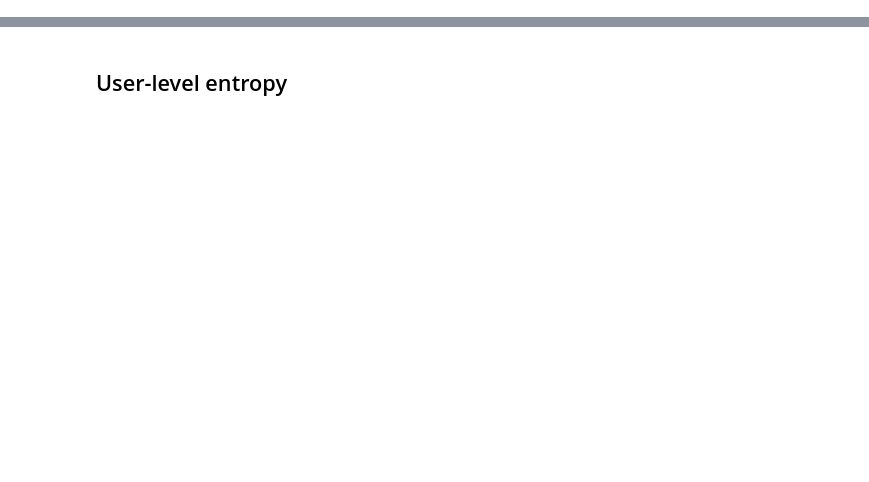
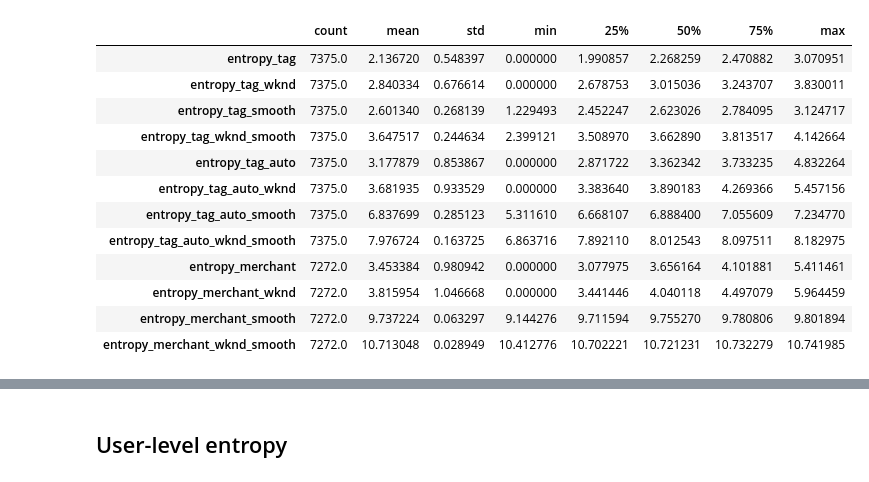
Before and after one commit to fabiangunzinger/entropy, a Jupyter notebook: notebooks/entropy_calculation.ipynb, the cells around one changed output, grey strips where cells are left out. Cells and saved outputs as stored; diff of their text form; code cells hidden in the pictures; blank space fills up the shorter version.

```diff
--- a/notebooks/entropy_calculation.ipynb
+++ b/notebooks/entropy_calculation.ipynb
@@ -154,0 +124,16 @@ We probably don't want to smooth, but how to deal with near zero cases? Impose u
+# %%
+dfe.describe().T
+# %% [output]
+|  | count | mean | std | min | 25% | 50% | 75% | max |
+| entropy_tag | 7375.0 | 2.136720 | 0.548397 | 0.000000 | 1.990857 | 2.268259 | 2.470882 | 3.070951 |
+| entropy_tag_wknd | 7375.0 | 2.840334 | 0.676614 | 0.000000 | 2.678753 | 3.015036 | 3.243707 | 3.830011 |
+| entropy_tag_smooth | 7375.0 | 2.601340 | 0.268139 | 1.229493 | 2.452247 | 2.623026 | 2.784095 | 3.124717 |
+| entropy_tag_wknd_smooth | 7375.0 | 3.647517 | 0.244634 | 2.399121 | 3.508970 | 3.662890 | 3.813517 | 4.142664 |
+| entropy_tag_auto | 7375.0 | 3.177879 | 0.853867 | 0.000000 | 2.871722 | 3.362342 | 3.733235 | 4.832264 |
+| entropy_tag_auto_wknd | 7375.0 | 3.681935 | 0.933529 | 0.000000 | 3.383640 | 3.890183 | 4.269366 | 5.457156 |
+| entropy_tag_auto_smooth | 7375.0 | 6.837699 | 0.285123 | 5.311610 | 6.668107 | 6.888400 | 7.055609 | 7.234770 |
+| entropy_tag_auto_wknd_smooth | 7375.0 | 7.976724 | 0.163725 | 6.863716 | 7.892110 | 8.012543 | 8.097511 | 8.182975 |
+| entropy_merchant | 7272.0 | 3.453384 | 0.980942 | 0.000000 | 3.077975 | 3.656164 | 4.101881 | 5.411461 |
+| entropy_merchant_wknd | 7272.0 | 3.815954 | 1.046668 | 0.000000 | 3.441446 | 4.040118 | 4.497079 | 5.964459 |
+| entropy_merchant_smooth | 7272.0 | 9.737224 | 0.063297 | 9.144276 | 9.711594 | 9.755270 | 9.780806 | 9.801894 |
+| entropy_merchant_wknd_smooth | 7272.0 | 10.713048 | 0.028949 | 10.412776 | 10.702221 | 10.721231 | 10.732279 | 10.741985 |
```
Also changed, not shown: parts of 44 cells of this notebook, 2 other files.
